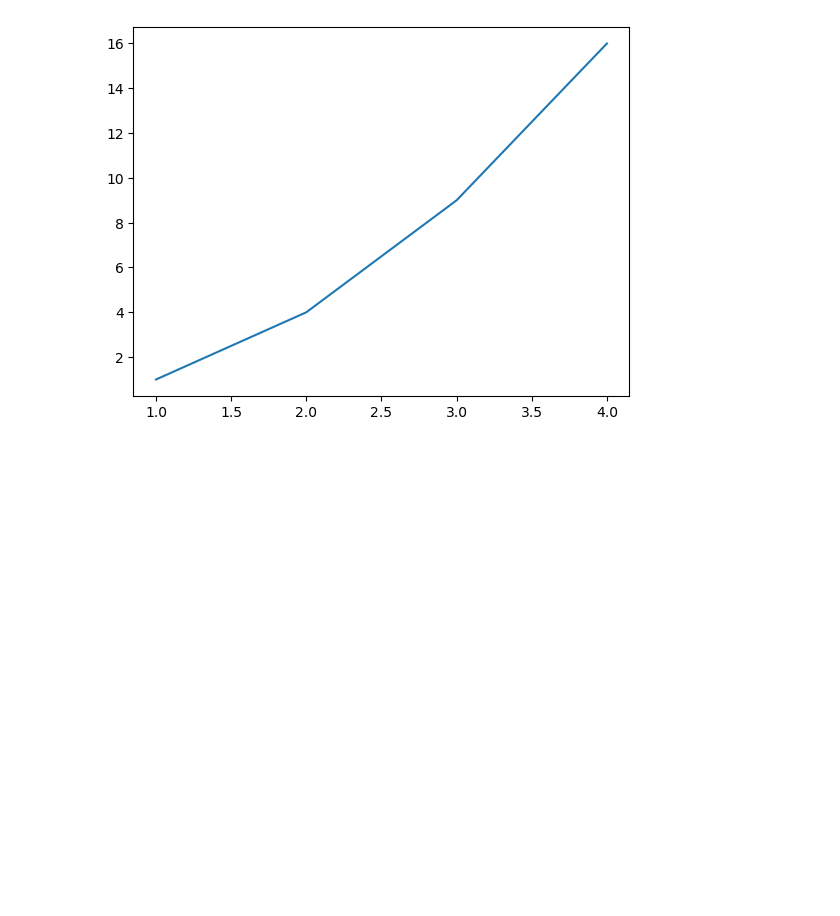
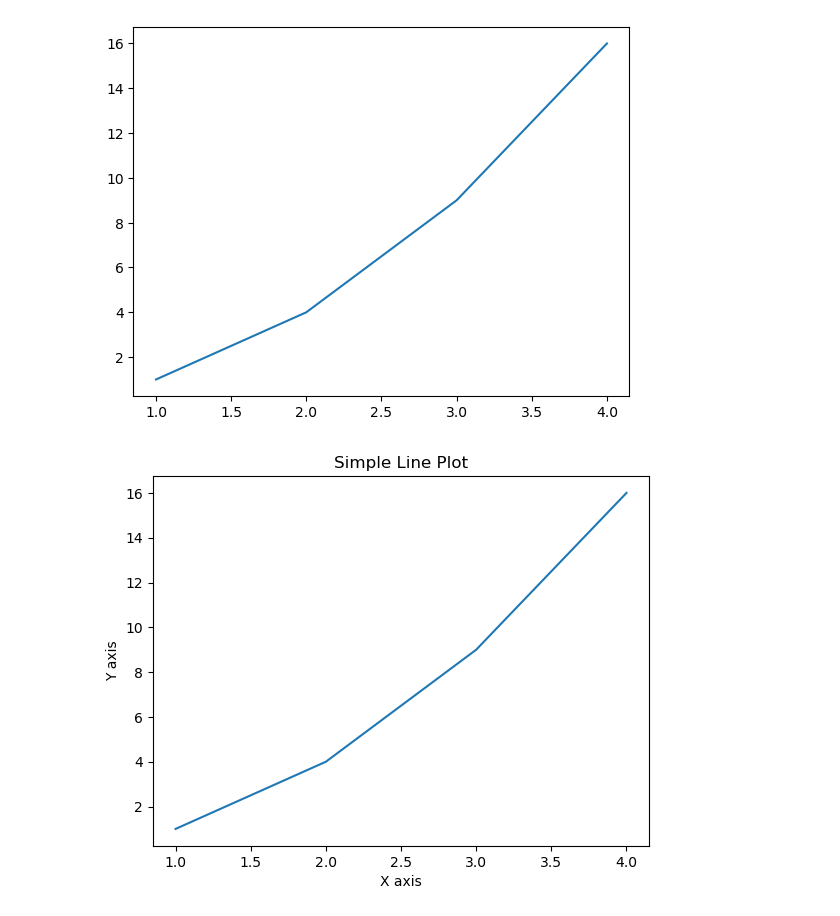
Before and after one commit to duxai-project/ai-engineering-playbook, a Jupyter notebook: python/code/03_matplotlib/matplotlib.ipynb, the cells around one changed output. Cells and saved outputs as stored; diff of their text form; code cells hidden in the pictures; blank space fills up the shorter version.

```diff
--- a/python/code/03_matplotlib/matplotlib.ipynb
+++ b/python/code/03_matplotlib/matplotlib.ipynb
@@ -8,4 +8,11 @@ plt.show()
 # %% [output]
 [figure]
 # %%
+plt.plot([1, 2, 3, 4], [1, 4, 9, 16])
+plt.xlabel('X axis')
+plt.ylabel('Y axis')
+plt.title('Simple Line Plot')
+plt.savefig("../../img/03_matplotlib/02.png", dpi=300, bbox_inches="tight")
 plt.show()
+# %% [output]
+[figure, added]
```
Also changed, not shown: parts of 2 cells of this notebook, 6 other files.
